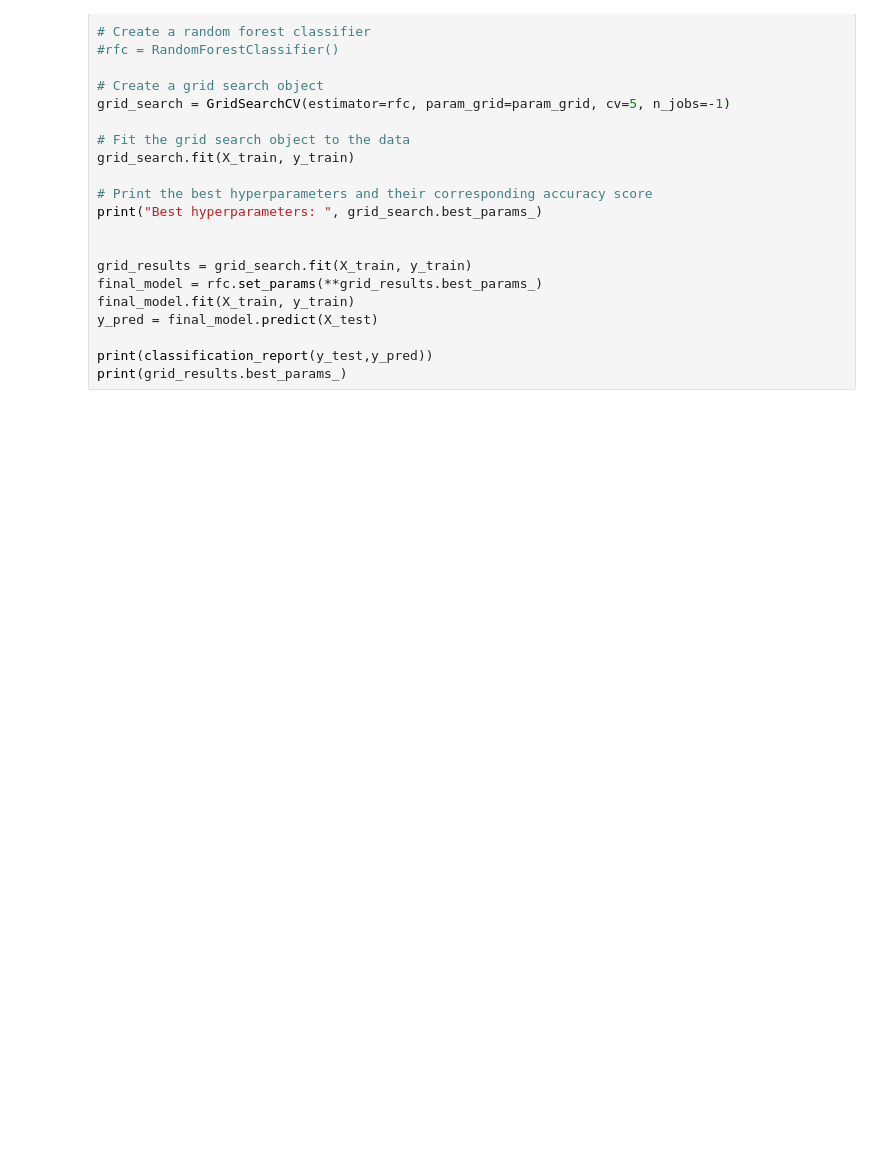
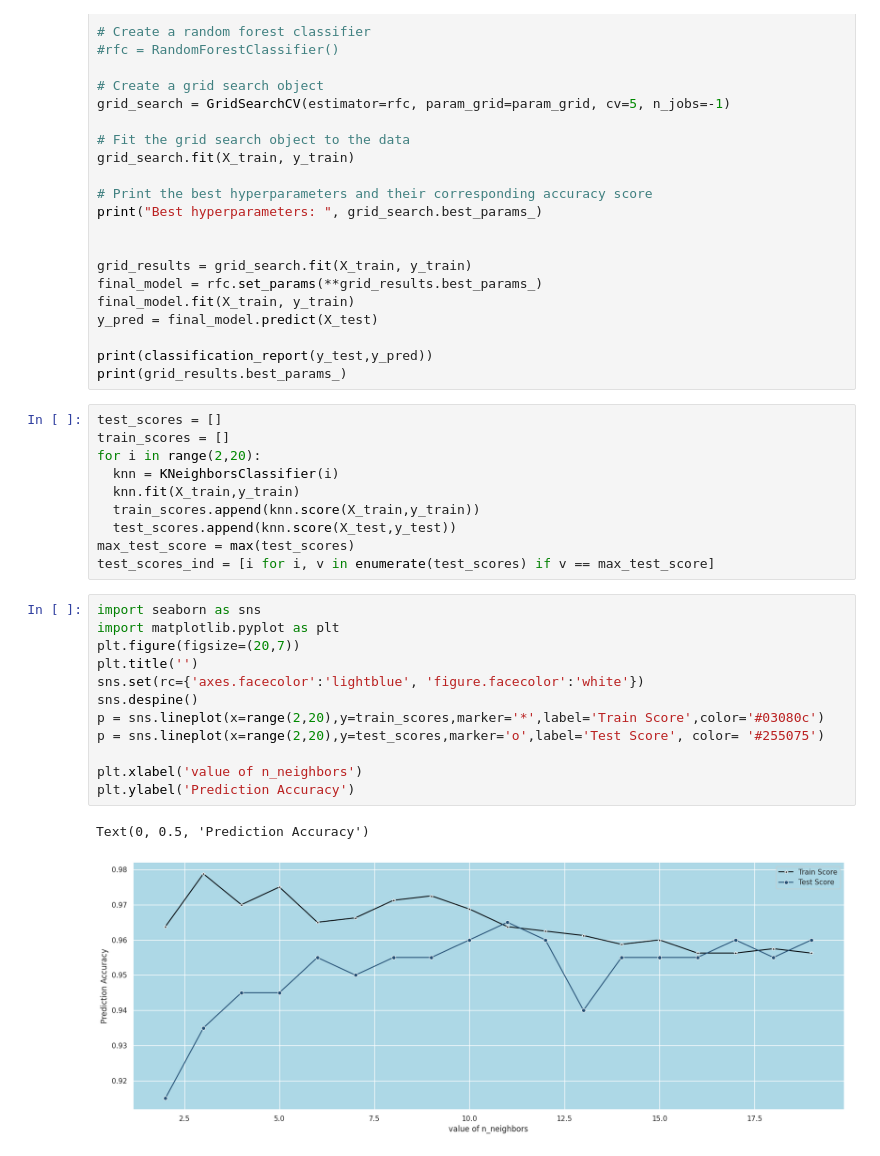
Before and after one commit to vandanshah17/CMPE_255_FitSense, a Jupyter notebook: CMPE255_FitSense.ipynb, the cells around one changed output. Drawn from its saved outputs; the diff is of its cells as text; blank space fills up the shorter version.

Commit message:
Added K-Nearest Neighbors classifier and hyperparameter tuning

```diff
--- a/CMPE255_FitSense.ipynb
+++ b/CMPE255_FitSense.ipynb
@@ -444,3 +630,28 @@ y_pred = final_model.predict(X_test)
 
 print(classification_report(y_test,y_pred))
 print(grid_results.best_params_)
+# %%
+test_scores = []
+train_scores = []
+for i in range(2,20):
+  knn = KNeighborsClassifier(i)
+  knn.fit(X_train,y_train)
+  train_scores.append(knn.score(X_train,y_train))
+  test_scores.append(knn.score(X_test,y_test))
+max_test_score = max(test_scores)
+test_scores_ind = [i for i, v in enumerate(test_scores) if v == max_test_score]
+# %%
+import seaborn as sns
+import matplotlib.pyplot as plt
+plt.figure(figsize=(20,7))
+plt.title('')
+sns.set(rc={'axes.facecolor':'lightblue', 'figure.facecolor':'white'})
+sns.despine()
+p = sns.lineplot(x=range(2,20),y=train_scores,marker='*',label='Train Score',color='#03080c')
+p = sns.lineplot(x=range(2,20),y=test_scores,marker='o',label='Test Score', color= '#255075')
+
+plt.xlabel('value of n_neighbors')
+plt.ylabel('Prediction Accuracy')
+# %% [output]
+Text(0, 0.5, 'Prediction Accuracy')
+[figure, added]
```
Also changed, not shown: parts of 27 cells of this notebook.
